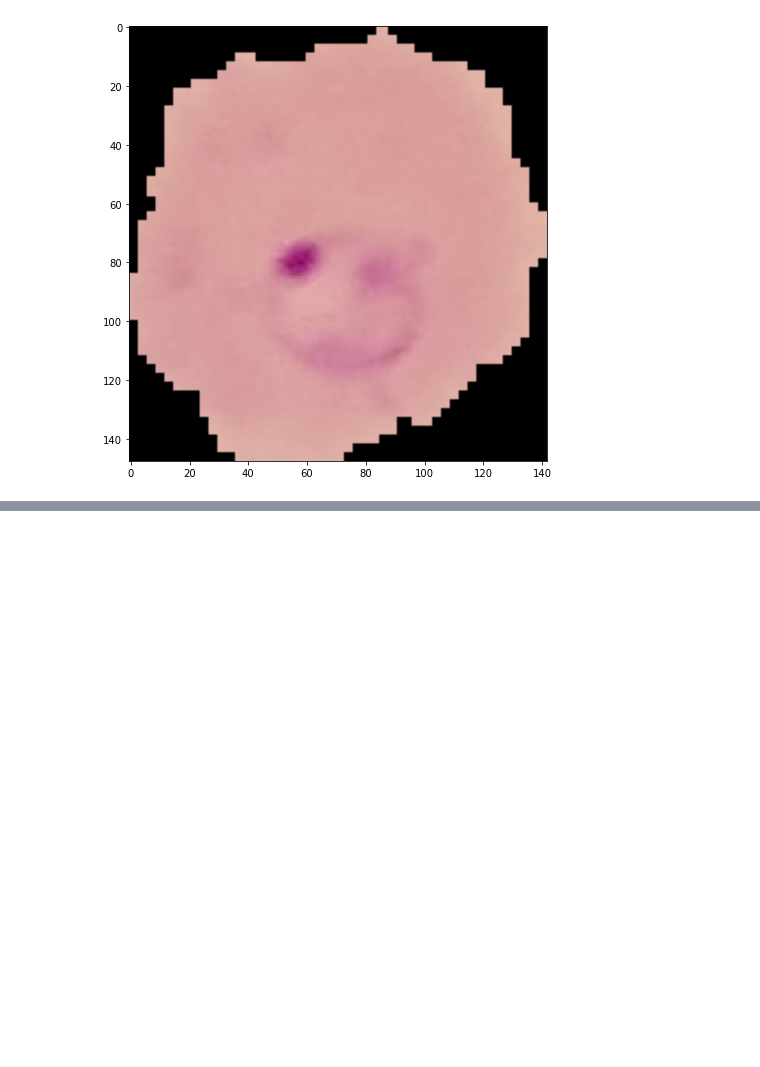
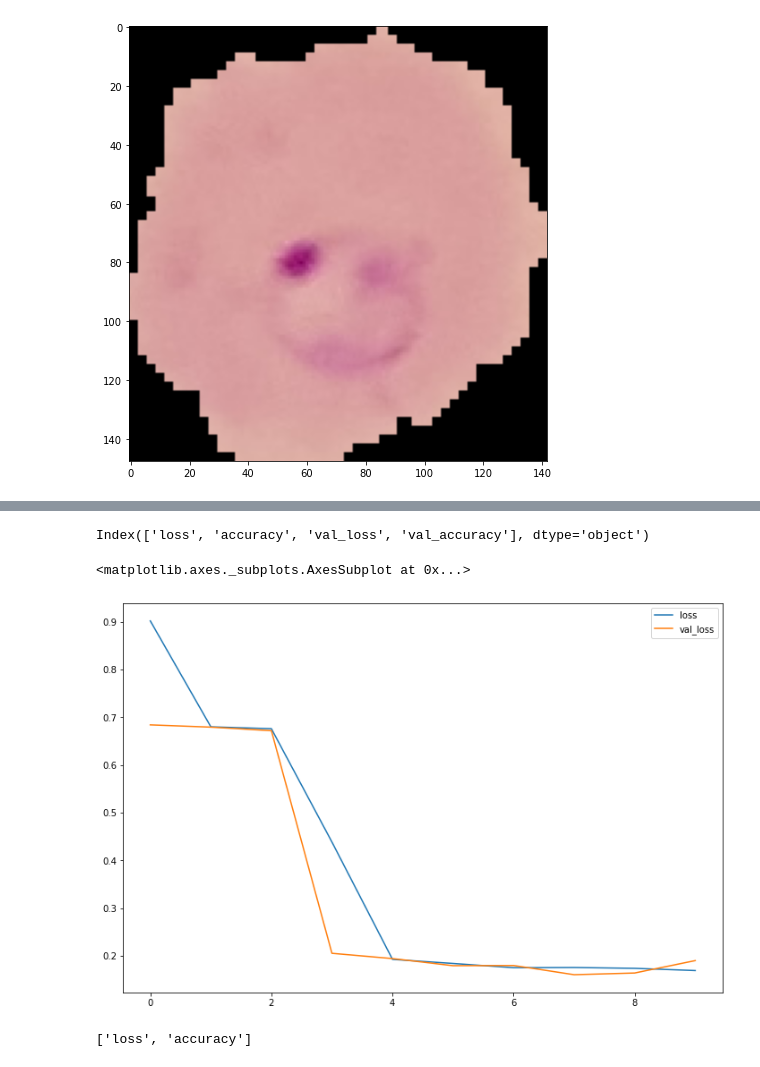
Before and after one commit to anandpd/DeepLearning-tf2, a Jupyter notebook: Convolution Neural Networks-CNN/Conv_CellImages/Conv_CellImg.ipynb, the cells around one changed output, grey strips where cells are left out. Drawn from its saved outputs; the diff is of its cells as text; code cells hidden in the pictures; blank space fills up the shorter version.

```diff
--- a/Convolution Neural Networks-CNN/Conv_CellImages/Conv_CellImg.ipynb
+++ b/Convolution Neural Networks-CNN/Conv_CellImages/Conv_CellImg.ipynb
@@ -127,0 +197,6 @@ plt.imshow(image_gen.random_transform(imread(para_cell)))
+# %%
+train_image_gen = image_gen.flow_from_directory(train_path,
+                                                target_size=imageShape[:2],
+                                                color_mode='rgb',
+                                                batch_size=batchSize,
+                                                class_mode='binary')
@@ -127,0 +205,6 @@ plt.imshow(image_gen.random_transform(imread(para_cell)))
+# %%
+test_image_gen = image_gen.flow_from_directory(test_path,
+                                               target_size=imageShape[:2],
+                                               color_mode='rgb',
+                                               batch_size=batchSize,
+                                               class_mode='binary',shuffle=False)
@@ -127,0 +213,2 @@ plt.imshow(image_gen.random_transform(imread(para_cell)))
+# %%
+res = model.fit(train_image_gen, epochs=20, validation_data=test_image_gen, callbacks=[earlyStop])
@@ -127,0 +265,2 @@ plt.imshow(image_gen.random_transform(imread(para_cell)))
+# %%
+losses = pd.DataFrame(model.history.history)
@@ -127,0 +281,13 @@ plt.imshow(image_gen.random_transform(imread(para_cell)))
+# %%
+losses.columns
+# %% [output]
+Index(['loss', 'accuracy', 'val_loss', 'val_accuracy'], dtype='object')
+# %%
+losses[['loss','val_loss']].plot()
+# %% [output]
+<matplotlib.axes._subplots.AxesSubplot at 0x...>
+[figure, added]
+# %%
+model.metrics_names
+# %% [output]
+['loss', 'accuracy']
```
Also changed, not shown: parts of 43 cells of this notebook, 1 other file.
